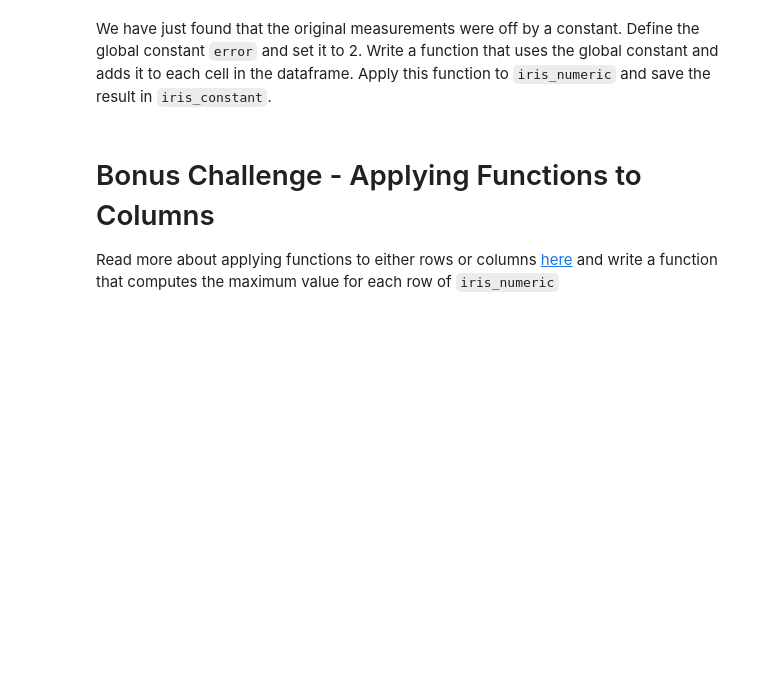
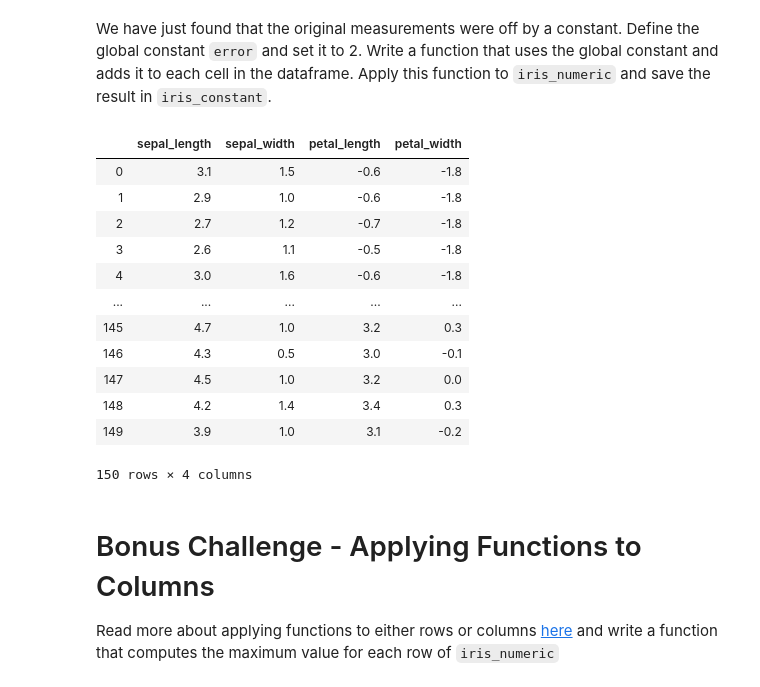
Before and after one commit to ta-datapt-bcn/lab-functional-programming, a Jupyter notebook: your-code/main.ipynb, the cells around one changed output. Drawn from its saved outputs; the diff is of its cells as text; code cells hidden in the pictures; blank space fills up the shorter version.

```diff
--- a/your-code/main.ipynb
+++ b/your-code/main.ipynb
@@ -133,13 +234,32 @@ We have just found that the original measurements were off by a constant. Define
 # %%
 # Define constant below:
 
-
-def add_constant(x):
+def add_constant(error,dataset):
     # This function adds a global constant to our input.
-    # Input: numeric value
+    # Input: numeric value// dataset
     # Output: numeric value
 
+    return dataset - error
+
     # Your code here:
+
+iris_constant = add_constant(2, iris_numeric)
+
+iris_constant
+# %% [output]
+|  | sepal_length | sepal_width | petal_length | petal_width |
+| 0 | 3.1 | 1.5 | -0.6 | -1.8 |
+| 1 | 2.9 | 1.0 | -0.6 | -1.8 |
+| 2 | 2.7 | 1.2 | -0.7 | -1.8 |
+| 3 | 2.6 | 1.1 | -0.5 | -1.8 |
+| 4 | 3.0 | 1.6 | -0.6 | -1.8 |
+| ... | ... | ... | ... | ... |
+| 145 | 4.7 | 1.0 | 3.2 | 0.3 |
+| 146 | 4.3 | 0.5 | 3.0 | -0.1 |
+| 147 | 4.5 | 1.0 | 3.2 | 0.0 |
+| 148 | 4.2 | 1.4 | 3.4 | 0.3 |
+| 149 | 3.9 | 1.0 | 3.1 | -0.2 |
+150 rows × 4 columns
 # %% [markdown]
 # Bonus Challenge - Applying Functions to Columns
 
```
Also changed, not shown: parts of 16 cells of this notebook, 5 other files.
